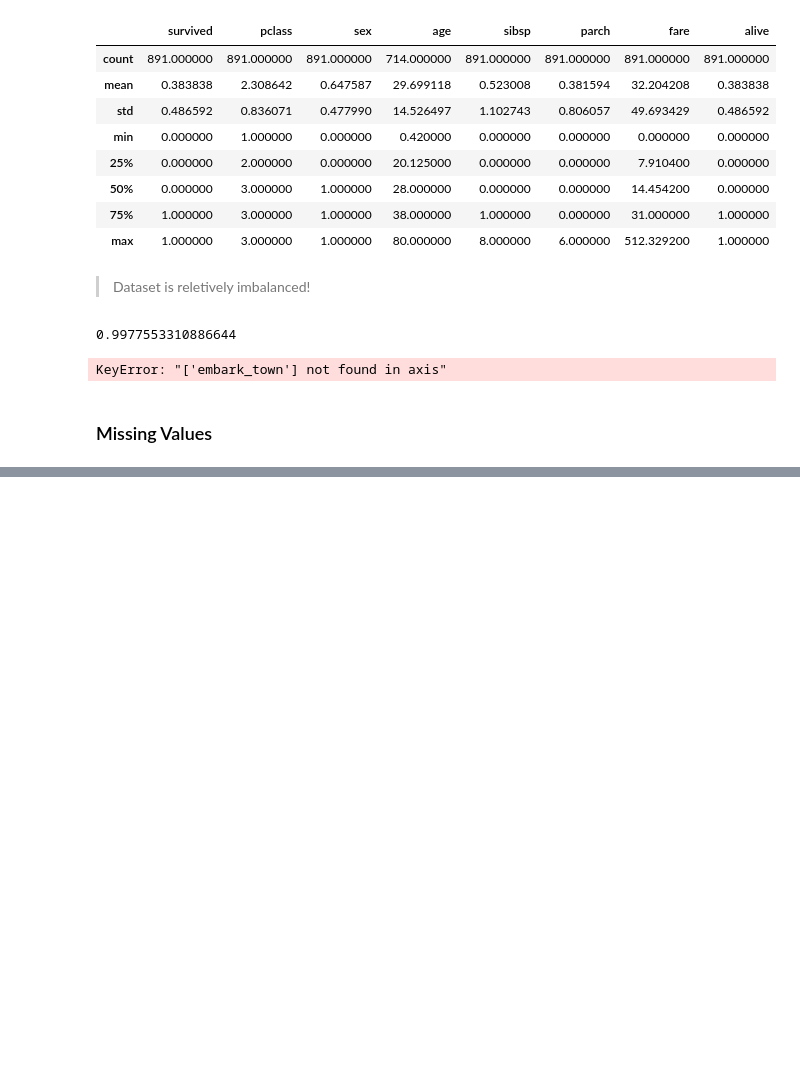
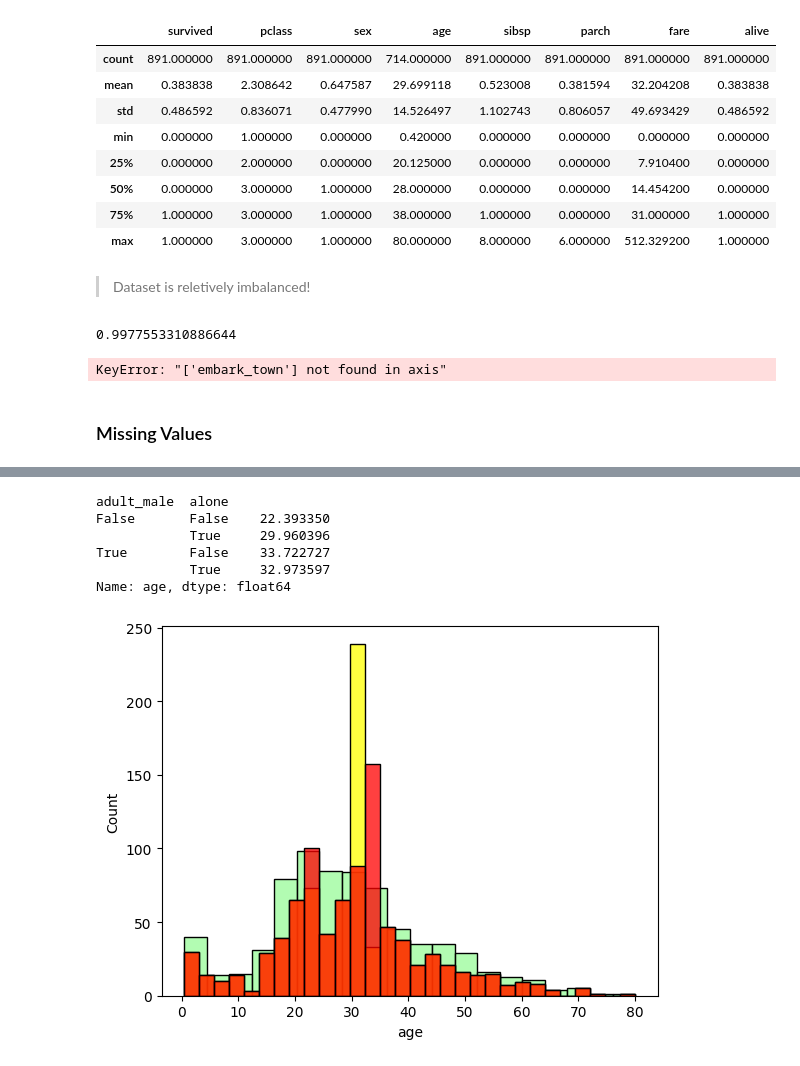
Before and after one commit to Bouji-dev/Titanic_Data_Analysis, a Jupyter notebook: test.ipynb, the cells around one changed output, grey strips where cells are left out. Cells and saved outputs as stored; diff of their text form; code cells hidden in the pictures; blank space fills up the shorter version.

```diff
--- a/test.ipynb
+++ b/test.ipynb
@@ -145,0 +204,2 @@ KeyError: "['embark_town'] not found in axis"
+# %%
+df.drop(columns='deck', inplace=True)
@@ -145,0 +247,19 @@ KeyError: "['embark_town'] not found in axis"
+# %%
+df['age_1']= df.age.fillna(
+    df.groupby(['adult_male', 'alone']).age.transform('mean')
+)
+# %%
+df.groupby(['adult_male', 'alone']).age.mean()
+# %% [output]
+adult_male  alone
+False       False    22.393350
+            True     29.960396
+True        False    33.722727
+            True     32.973597
+Name: age, dtype: float64
+# %%
+ax = sns.histplot(df.age, color='palegreen')
+sns.histplot(df.age.fillna(df.age.mean()), ax=ax , color='yellow')
+ax = sns.histplot(df.age_1, color='red')
+# %% [output]
+[figure, added]
```
Also changed, not shown: parts of 10 cells of this notebook.
